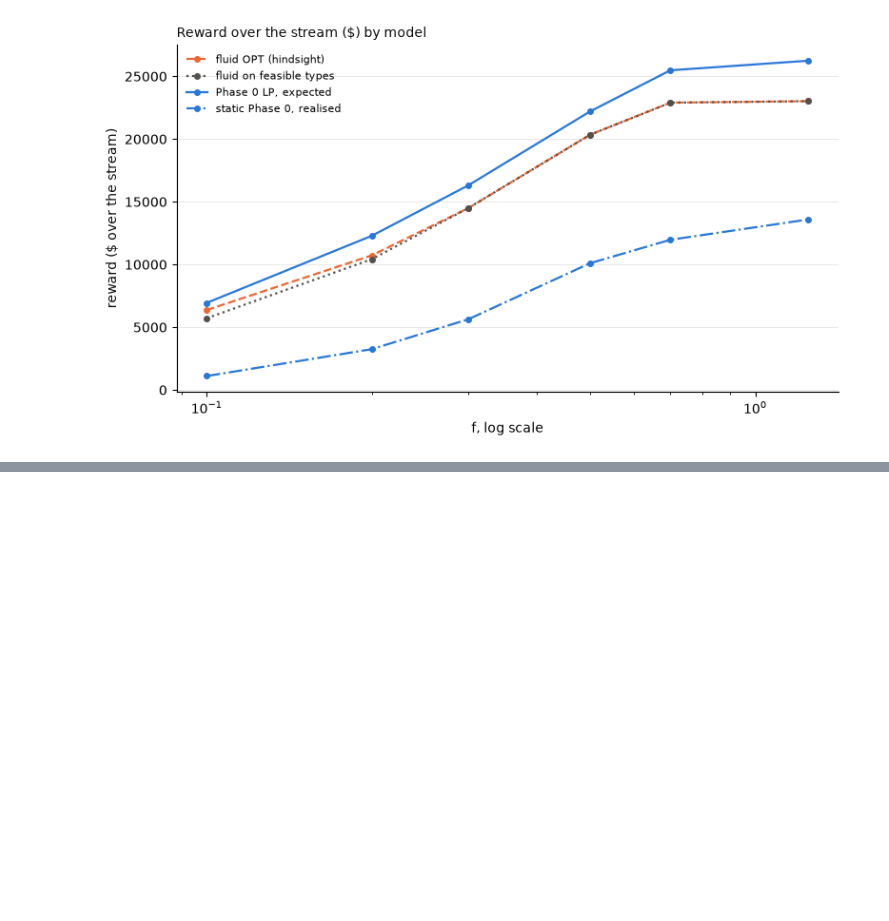
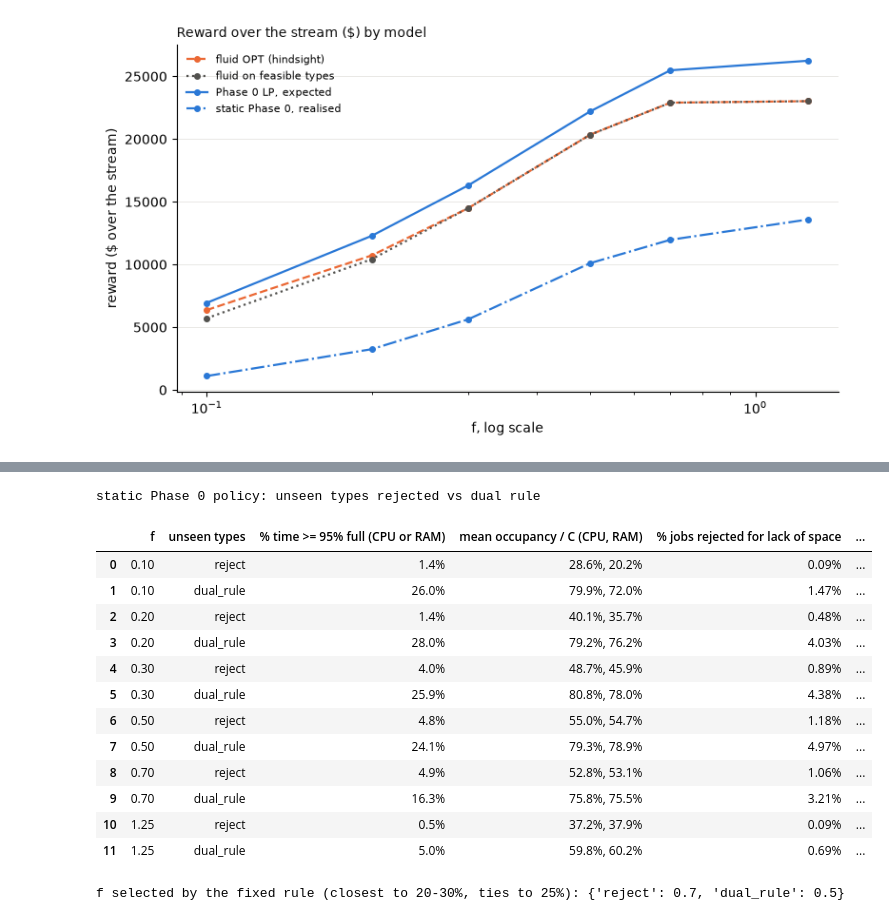
Before and after one commit to dangolofrancesco/dlent_rt, a Jupyter notebook: notebooks/05_theory_models.ipynb, the cells around one changed output, grey strips where cells are left out. Cells and saved outputs as stored; diff of their text form; code cells hidden in the pictures; blank space fills up the shorter version.

```diff
--- a/notebooks/05_theory_models.ipynb
+++ b/notebooks/05_theory_models.ipynb
@@ -172,0 +178,23 @@ plt.tight_layout(); plt.show()
+# %%
+import pickle
+with open(ROOT / "reports" / "week32" / "theory_models_2_cache.pkl", "rb") as fh:
+    C2 = pickle.load(fh)
+print("static Phase 0 policy: unseen types rejected vs dual rule")
+display(C2["n1"])
+print("f selected by the fixed rule (closest to 20-30%, ties to 25%):", C2["sel"])
+# %% [output]
+static Phase 0 policy: unseen types rejected vs dual rule
+|  | f | unseen types | % time >= 95% full (CPU or RAM) | mean occupancy / C (CPU, RAM) | % jobs rejected for lack of space | ... |
+| 0 | 0.10 | reject | 1.4% | 28.6%, 20.2% | 0.09% | ... |
+| 1 | 0.10 | dual_rule | 26.0% | 79.9%, 72.0% | 1.47% | ... |
+| 2 | 0.20 | reject | 1.4% | 40.1%, 35.7% | 0.48% | ... |
+| 3 | 0.20 | dual_rule | 28.0% | 79.2%, 76.2% | 4.03% | ... |
+| 4 | 0.30 | reject | 4.0% | 48.7%, 45.9% | 0.89% | ... |
+| 5 | 0.30 | dual_rule | 25.9% | 80.8%, 78.0% | 4.38% | ... |
+| 6 | 0.50 | reject | 4.8% | 55.0%, 54.7% | 1.18% | ... |
+| 7 | 0.50 | dual_rule | 24.1% | 79.3%, 78.9% | 4.97% | ... |
+| 8 | 0.70 | reject | 4.9% | 52.8%, 53.1% | 1.06% | ... |
+| 9 | 0.70 | dual_rule | 16.3% | 75.8%, 75.5% | 3.21% | ... |
+| 10 | 1.25 | reject | 0.5% | 37.2%, 37.9% | 0.09% | ... |
+| 11 | 1.25 | dual_rule | 5.0% | 59.8%, 60.2% | 0.69% | ... |
+f selected by the fixed rule (closest to 20-30%, ties to 25%): {'reject': 0.7, 'dual_rule': 0.5}
```
Also changed, not shown: parts of 4 cells of this notebook, 9 other files.
